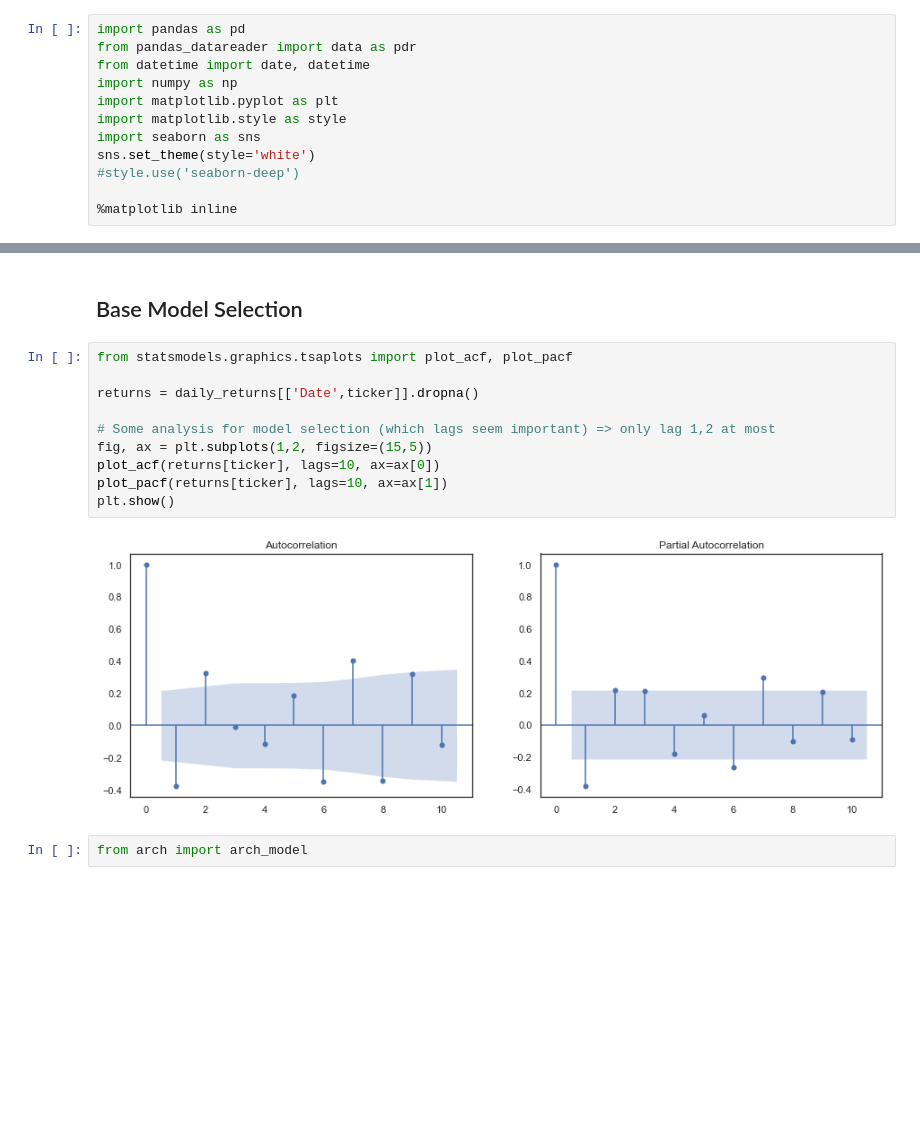
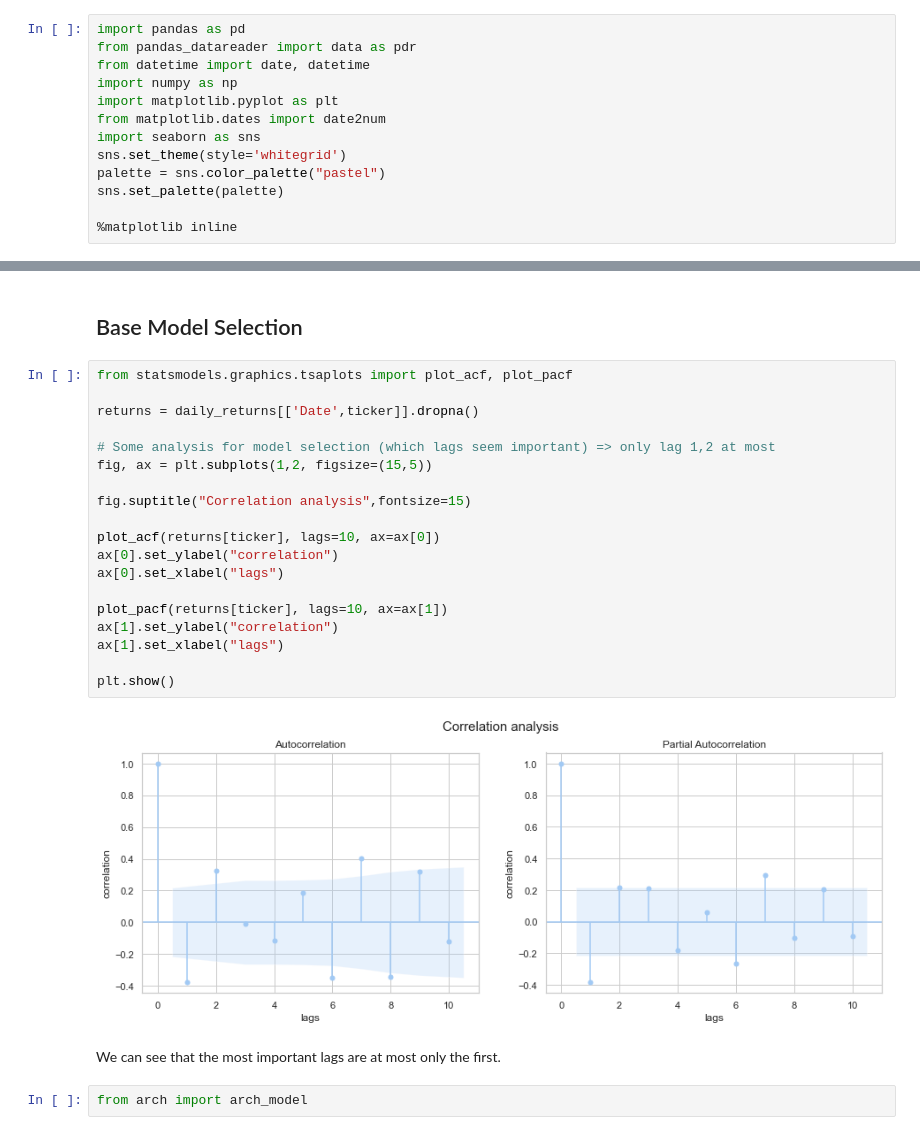
Before and after one commit to epfl-ada/ada-2020-project-milestone-p3-p3_adanas, a Jupyter notebook: creative_extension.ipynb, the cells around one changed output, grey strips where cells are left out. Cells and saved outputs as stored; diff of their text form; blank space fills up the shorter version.

```diff
--- a/creative_extension.ipynb
+++ b/creative_extension.ipynb
@@ -6,10 +6,11 @@ from pandas_datareader import data as pdr
 from datetime import date, datetime
 import numpy as np
 import matplotlib.pyplot as plt
-import matplotlib.style as style
+from matplotlib.dates import date2num
 import seaborn as sns
-sns.set_theme(style='white')
-#style.use('seaborn-deep')
+sns.set_theme(style='whitegrid')
+palette = sns.color_palette("pastel")
+sns.set_palette(palette)
 
 %matplotlib inline
 # %%
@@ -159,15 +188,26 @@ For this project, we will model the daily log returns of DJI. This is usualy don
 # %%
 from statsmodels.graphics.tsaplots import plot_acf, plot_pacf
 
 returns = daily_returns[['Date',ticker]].dropna()
 
 # Some analysis for model selection (which lags seem important) => only lag 1,2 at most
 fig, ax = plt.subplots(1,2, figsize=(15,5))
+
+fig.suptitle("Correlation analysis",fontsize=15)
+
 plot_acf(returns[ticker], lags=10, ax=ax[0])
+ax[0].set_ylabel("correlation")
+ax[0].set_xlabel("lags")
+
 plot_pacf(returns[ticker], lags=10, ax=ax[1])
+ax[1].set_ylabel("correlation")
+ax[1].set_xlabel("lags")
+
 plt.show()
 # %% [output]
-[figure, old version]
+[figure, new version]
+# %% [markdown]
+We can see that the most important lags are at most only the first.
 # %%
 from arch import arch_model
 # %% [markdown]
```
Also changed, not shown: parts of 15 cells of this notebook, 8 other files.
